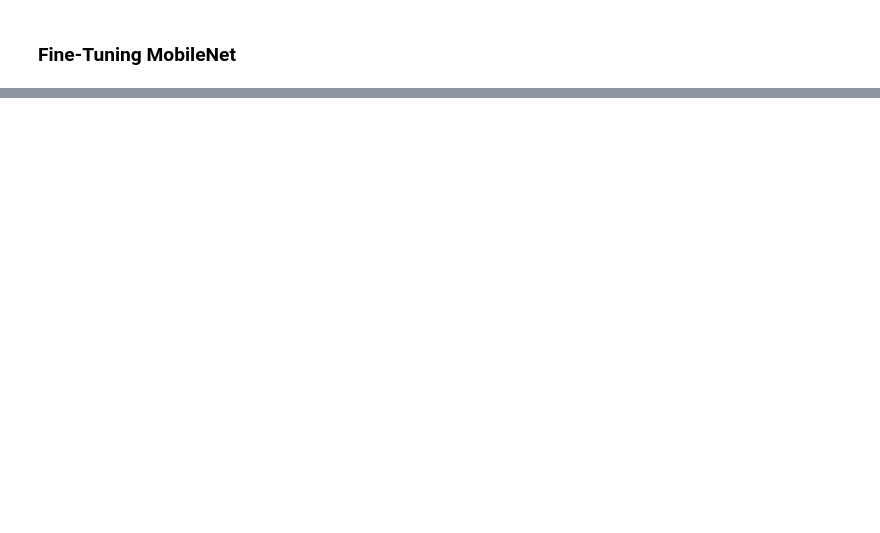
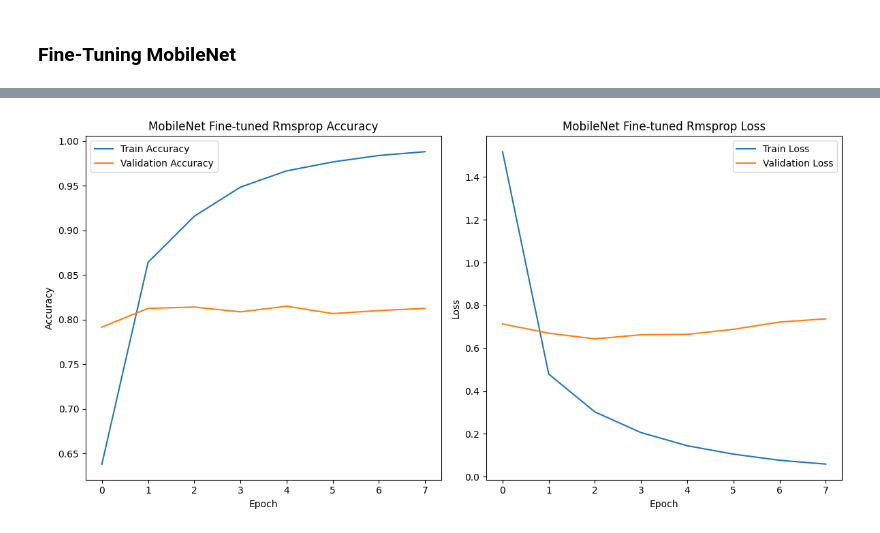
Before and after one commit to 1DoraGON/dogs_breed_identifier, a Jupyter notebook: Dog_Breed_Identifier.ipynb, the cells around one changed output, grey strips where cells are left out. Saved outputs shown, nothing was run; the diff lists cells and outputs as text; code cells hidden in the pictures; blank space fills up the shorter version.

```diff
--- a/Dog_Breed_Identifier.ipynb
+++ b/Dog_Breed_Identifier.ipynb
@@ -614,5 +609,5 @@ Epoch 8/100
 # %%
-model_finetuned_rmsp = train_model(create_finetuned_model,opt=tf.keras.optimizers.RMSprop())
+model_finetuned_rmsp, history_finetuned_rmsp = train_model(create_finetuned_model,opt=tf.keras.optimizers.RMSprop())
 # %% [output]
 Building model with: https://tfhub.dev/google/imagenet/mobilenet_v2_130_224/classification/4
 Epoch 1/100
@@ -780,0 +819,4 @@ F1-score: 0.7929848980203895
+# %%
+accuracy_validation_plot(history_finetuned_rmsp, 'MobileNet Fine-tuned Rmsprop')
+# %% [output]
+[figure, added]
```
Also changed, not shown: parts of 26 cells of this notebook.
